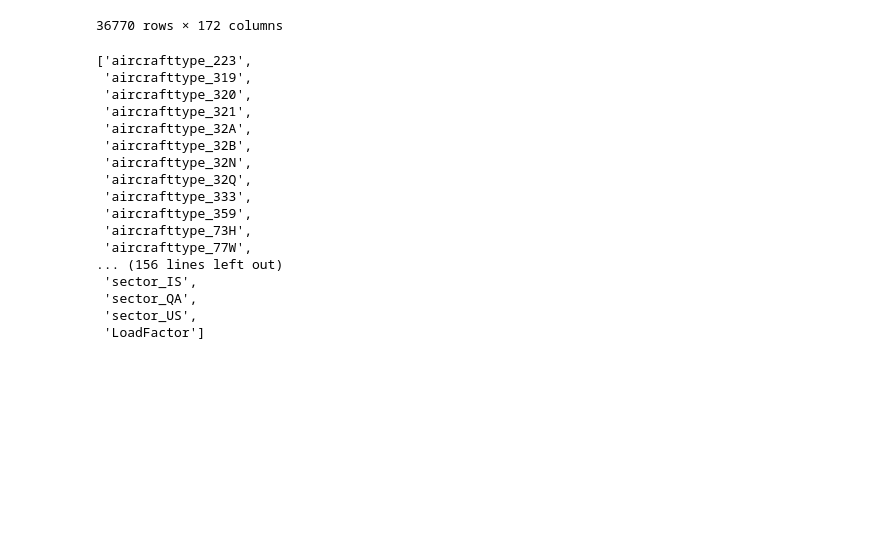
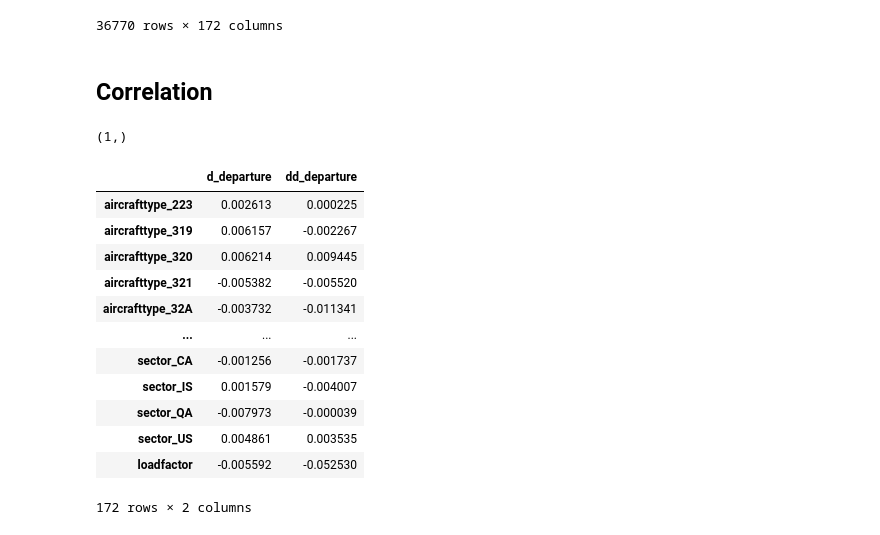
Before and after one commit to augustsemrau/02582case1, a Jupyter notebook: notebooks/feature_selection.ipynb, the cells around one changed output. Cells and saved outputs as stored; diff of their text form; code cells hidden in the pictures; blank space fills up the shorter version.

```diff
--- a/notebooks/feature_selection.ipynb
+++ b/notebooks/feature_selection.ipynb
@@ -81,6 +81,6 @@ X
 # %%
 final_data = X
-final_data['LoadFactor'] = y
+final_data['loadfactor'] = y
 final_data
 # %% [output]
 |  | aircrafttype_223 | aircrafttype_319 | aircrafttype_320 | aircrafttype_321 | aircrafttype_32A | ... |
@@ -98,23 +98,30 @@ final_data
 36770 rows × 172 columns
 # %%
 final_data.to_csv(SAVE_DATA_PATH, sep=',', decimal='.')
-# %%
-list(final_data.columns)
-# %% [output]
-['aircrafttype_223',
- 'aircrafttype_319',
- 'aircrafttype_320',
- 'aircrafttype_321',
- 'aircrafttype_32A',
- 'aircrafttype_32B',
- 'aircrafttype_32N',
- 'aircrafttype_32Q',
- 'aircrafttype_333',
- 'aircrafttype_359',
- 'aircrafttype_73H',
- 'aircrafttype_77W',
-... (156 lines left out)
- 'sector_IS',
- 'sector_QA',
- 'sector_US',
- 'LoadFactor']
+# %% [markdown]
+## Correlation
+# %%
+#Using Pearson Correlation
+cor = final_data.corr()
+cor_target = abs(cor['loadfactor'])
+relevant_features = cor_target[cor_target > 0.5]
+# %%
+relevant_features.shape
+# %% [output]
+(1,)
+# %%
+cor[['d_departure', 'dd_departure']]
+# %% [output]
+|  | d_departure | dd_departure |
+| aircrafttype_223 | 0.002613 | 0.000225 |
+| aircrafttype_319 | 0.006157 | -0.002267 |
+| aircrafttype_320 | 0.006214 | 0.009445 |
+| aircrafttype_321 | -0.005382 | -0.005520 |
+| aircrafttype_32A | -0.003732 | -0.011341 |
+| ... | ... | ... |
+| sector_CA | -0.001256 | -0.001737 |
+| sector_IS | 0.001579 | -0.004007 |
+| sector_QA | -0.007973 | -0.000039 |
+| sector_US | 0.004861 | 0.003535 |
+| loadfactor | -0.005592 | -0.052530 |
+172 rows × 2 columns
```
Also changed, not shown: parts of 5 cells of this notebook, 6 other files.
